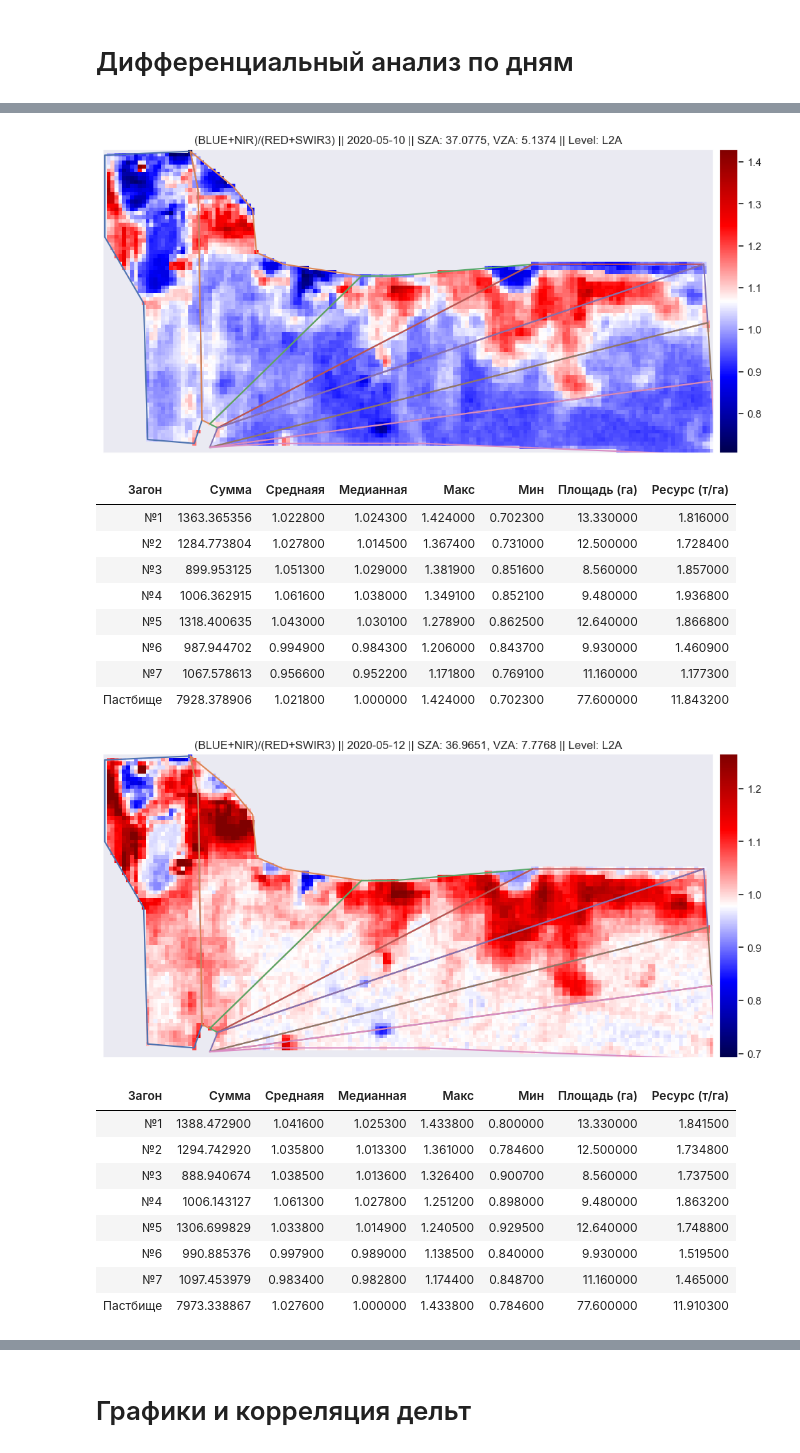
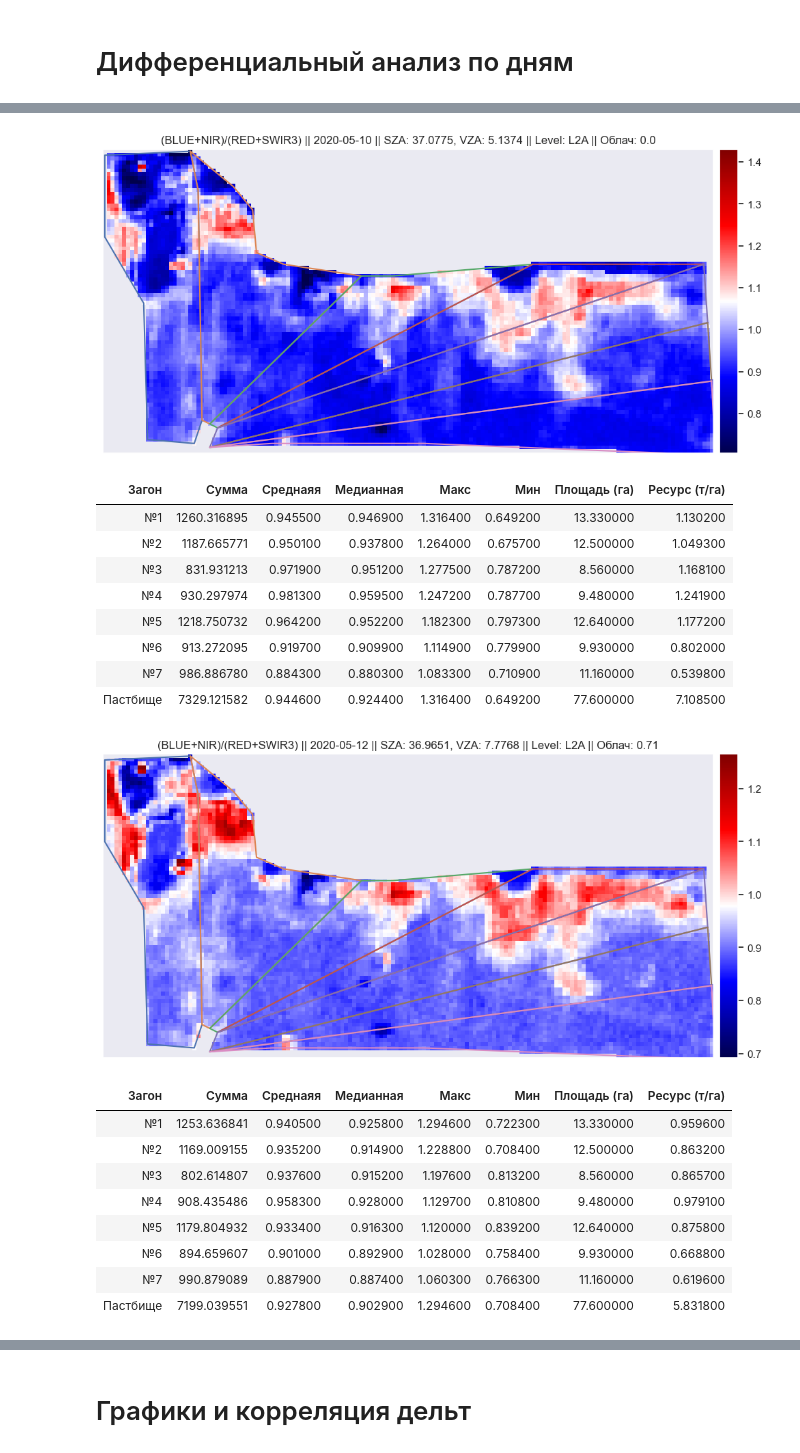
Before and after one commit to Yerlan999/CowsGPSTracker-KazATU, a Jupyter notebook: new_modules/SentinelHub Based Analysis (Sentinel 2 - L2A) (2020).ipynb, the cells around one changed output, grey strips where cells are left out. Cells and saved outputs as stored; diff of their text form; code cells hidden in the pictures.

Commit message:
cloudiness info on title

```diff
--- a/new_modules/SentinelHub Based Analysis (Sentinel 2 - L2A) (2020).ipynb
+++ b/new_modules/SentinelHub Based Analysis (Sentinel 2 - L2A) (2020).ipynb
@@ -761,3 +761,12 @@ def normalize_value(value, desired_min, desired_max):
+# %%
+image_date_cloud = []
+for date in unique_acquisitions:
+    for index in range(len(results)):
+        if datetime.datetime.strptime(results[index]['properties']['datetime'], "%Y-%m-%dT%H:%M:%SZ").replace(tzinfo=timezone.utc) == date:
+            image_date_cloud.append((str(date.date()), results[index]['properties']["eo:cloud_cover"]))
+image_date_cloud = dict(image_date_cloud)
+
+pasture_median_value = [0.9519659876823425, 0.813551664352417]
 # %% [markdown]
 # Дифференциальный анализ по дням
 # %%
@@ -794,7 +803,7 @@ for date_chosen in result_slice.keys():
     image_date = clear_date_dict[date_chosen]
     get_all_bands(by_pasture=False)
     precision = 4
-    general_info = f"|| {date_chosen} || SZA: {str(round(SZA, precision))}, VZA: {str(round(VZM, precision))} || Level: {data_collection.processing_level}"
+    general_info = f"|| {date_chosen} || SZA: {str(round(SZA, precision))}, VZA: {str(round(VZM, precision))} || Level: {data_collection.processing_level} || Облач: {image_date_cloud[date_chosen]}"
 
     input_text = "(BLUE+NIR)/(RED+SWIR3)"
 #     input_text = "SWIR3"
@@ -820,7 +829,13 @@ for date_chosen in result_slice.keys():
     lower_bound = test_meet.min(); upper_bound = test_meet.max()
 
 
-    desired_median = 1
+    if VZM < 6:
+        x = SZA + VZM + 2.6
+    else:
+        x = SZA + VZM - 2.6;
+
+    y = 0.02*x**2 -0.75*x + 46.06
+    desired_median = normalize_value(y, min(pasture_median_value), max(pasture_median_value))
     current_median = ma.median(test_meet)
     coefficient = desired_median / current_median
     test_meet = test_meet * coefficient
@@ -859,23 +874,23 @@ for date_chosen in result_slice.keys():
-[figure, old version]
+[figure, new version]
 | Загон | Сумма | Cреднаяя | Медианная | Макс | Мин | Площадь (га) | Ресурс (т/га) |
-| №1 | 1363.365356 | 1.022800 | 1.024300 | 1.424000 | 0.702300 | 13.330000 | 1.816000 |
-| №2 | 1284.773804 | 1.027800 | 1.014500 | 1.367400 | 0.731000 | 12.500000 | 1.728400 |
-| №3 | 899.953125 | 1.051300 | 1.029000 | 1.381900 | 0.851600 | 8.560000 | 1.857000 |
-| №4 | 1006.362915 | 1.061600 | 1.038000 | 1.349100 | 0.852100 | 9.480000 | 1.936800 |
-| №5 | 1318.400635 | 1.043000 | 1.030100 | 1.278900 | 0.862500 | 12.640000 | 1.866800 |
-| №6 | 987.944702 | 0.994900 | 0.984300 | 1.206000 | 0.843700 | 9.930000 | 1.460900 |
-| №7 | 1067.578613 | 0.956600 | 0.952200 | 1.171800 | 0.769100 | 11.160000 | 1.177300 |
-| Пастбище | 7928.378906 | 1.021800 | 1.000000 | 1.424000 | 0.702300 | 77.600000 | 11.843200 |
+| №1 | 1260.316895 | 0.945500 | 0.946900 | 1.316400 | 0.649200 | 13.330000 | 1.130200 |
+| №2 | 1187.665771 | 0.950100 | 0.937800 | 1.264000 | 0.675700 | 12.500000 | 1.049300 |
+| №3 | 831.931213 | 0.971900 | 0.951200 | 1.277500 | 0.787200 | 8.560000 | 1.168100 |
+| №4 | 930.297974 | 0.981300 | 0.959500 | 1.247200 | 0.787700 | 9.480000 | 1.241900 |
+| №5 | 1218.750732 | 0.964200 | 0.952200 | 1.182300 | 0.797300 | 12.640000 | 1.177200 |
+| №6 | 913.272095 | 0.919700 | 0.909900 | 1.114900 | 0.779900 | 9.930000 | 0.802000 |
+| №7 | 986.886780 | 0.884300 | 0.880300 | 1.083300 | 0.710900 | 11.160000 | 0.539800 |
+| Пастбище | 7329.121582 | 0.944600 | 0.924400 | 1.316400 | 0.649200 | 77.600000 | 7.108500 |
-[figure, old version]
+[figure, new version]
 | Загон | Сумма | Cреднаяя | Медианная | Макс | Мин | Площадь (га) | Ресурс (т/га) |
-| №1 | 1388.472900 | 1.041600 | 1.025300 | 1.433800 | 0.800000 | 13.330000 | 1.841500 |
-| №2 | 1294.742920 | 1.035800 | 1.013300 | 1.361000 | 0.784600 | 12.500000 | 1.734800 |
-| №3 | 888.940674 | 1.038500 | 1.013600 | 1.326400 | 0.900700 | 8.560000 | 1.737500 |
-| №4 | 1006.143127 | 1.061300 | 1.027800 | 1.251200 | 0.898000 | 9.480000 | 1.863200 |
-| №5 | 1306.699829 | 1.033800 | 1.014900 | 1.240500 | 0.929500 | 12.640000 | 1.748800 |
-| №6 | 990.885376 | 0.997900 | 0.989000 | 1.138500 | 0.840000 | 9.930000 | 1.519500 |
-| №7 | 1097.453979 | 0.983400 | 0.982800 | 1.174400 | 0.848700 | 11.160000 | 1.465000 |
-| Пастбище | 7973.338867 | 1.027600 | 1.000000 | 1.433800 | 0.784600 | 77.600000 | 11.910300 |
+| №1 | 1253.636841 | 0.940500 | 0.925800 | 1.294600 | 0.722300 | 13.330000 | 0.959600 |
+| №2 | 1169.009155 | 0.935200 | 0.914900 | 1.228800 | 0.708400 | 12.500000 | 0.863200 |
+| №3 | 802.614807 | 0.937600 | 0.915200 | 1.197600 | 0.813200 | 8.560000 | 0.865700 |
+| №4 | 908.435486 | 0.958300 | 0.928000 | 1.129700 | 0.810800 | 9.480000 | 0.979100 |
+| №5 | 1179.804932 | 0.933400 | 0.916300 | 1.120000 | 0.839200 | 12.640000 | 0.875800 |
+| №6 | 894.659607 | 0.901000 | 0.892900 | 1.028000 | 0.758400 | 9.930000 | 0.668800 |
+| №7 | 990.879089 | 0.887900 | 0.887400 | 1.060300 | 0.766300 | 11.160000 | 0.619600 |
+| Пастбище | 7199.039551 | 0.927800 | 0.902900 | 1.294600 | 0.708400 | 77.600000 | 5.831800 |
 # %%
 zagon = 0
 day_change_diff_list = []
```
Also changed, not shown: parts of 5 cells of this notebook.
